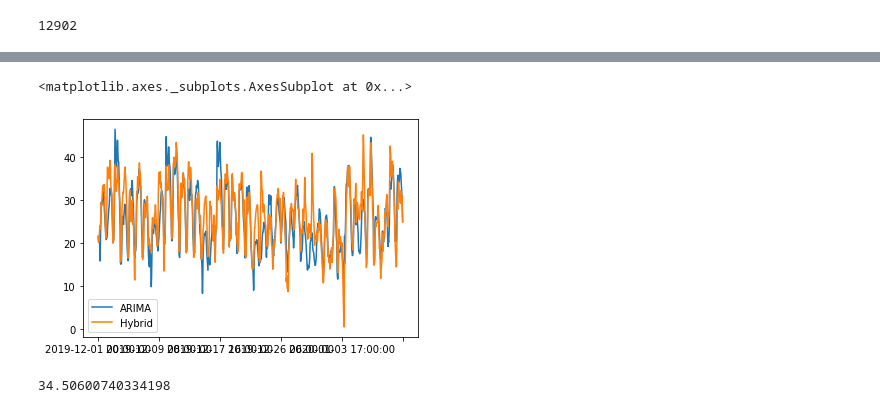
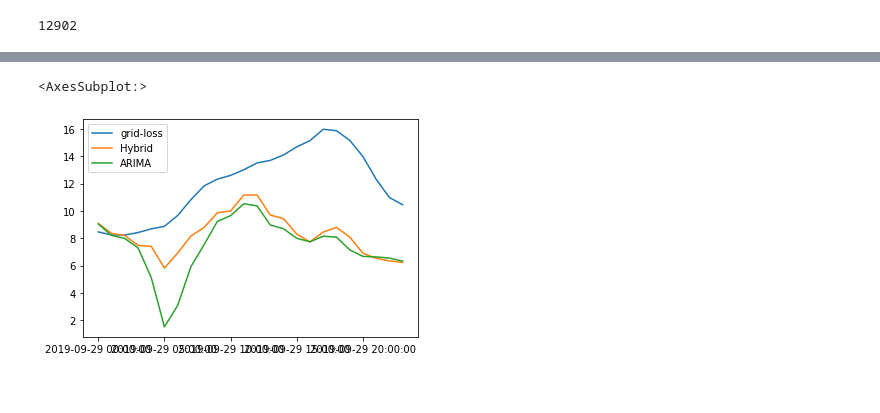
Before and after one commit to Siglangf/timeseries-prediction, a Jupyter notebook: ANN_in_hybrid-Copy2.ipynb, the cells around one changed output, grey strips where cells are left out. Drawn from its saved outputs; the diff is of its cells as text; code cells hidden in the pictures.

```diff
--- a/ANN_in_hybrid-Copy2.ipynb
+++ b/ANN_in_hybrid-Copy2.ipynb
@@ -151,10 +144,8 @@ temp[['arima_cumsum','hybrid_cumsum', 'ann_cumsum']].plot()
-# %%
-temp[['ARIMA','Hybrid']].loc["2019-11-30 00:00:00":"2020-01-12 00:00:00"].plot()
-# %% [output]
-<matplotlib.axes._subplots.AxesSubplot at 0x...>
-[figure, removed]
+# %%
+temp[['grid-loss','Hybrid','ARIMA']].iloc[100:124].plot()
+# %% [output]
+<AxesSubplot:>
+[figure, added]
 # %%
 diff = temp['grid-loss']-temp['Hybrid']
-(diff**2).mean()
+mse_hybrid = (diff**2).mean()
-# %% [output]
-34.50600740334198
```
Also changed, not shown: parts of 16 cells of this notebook, 1 other file.
